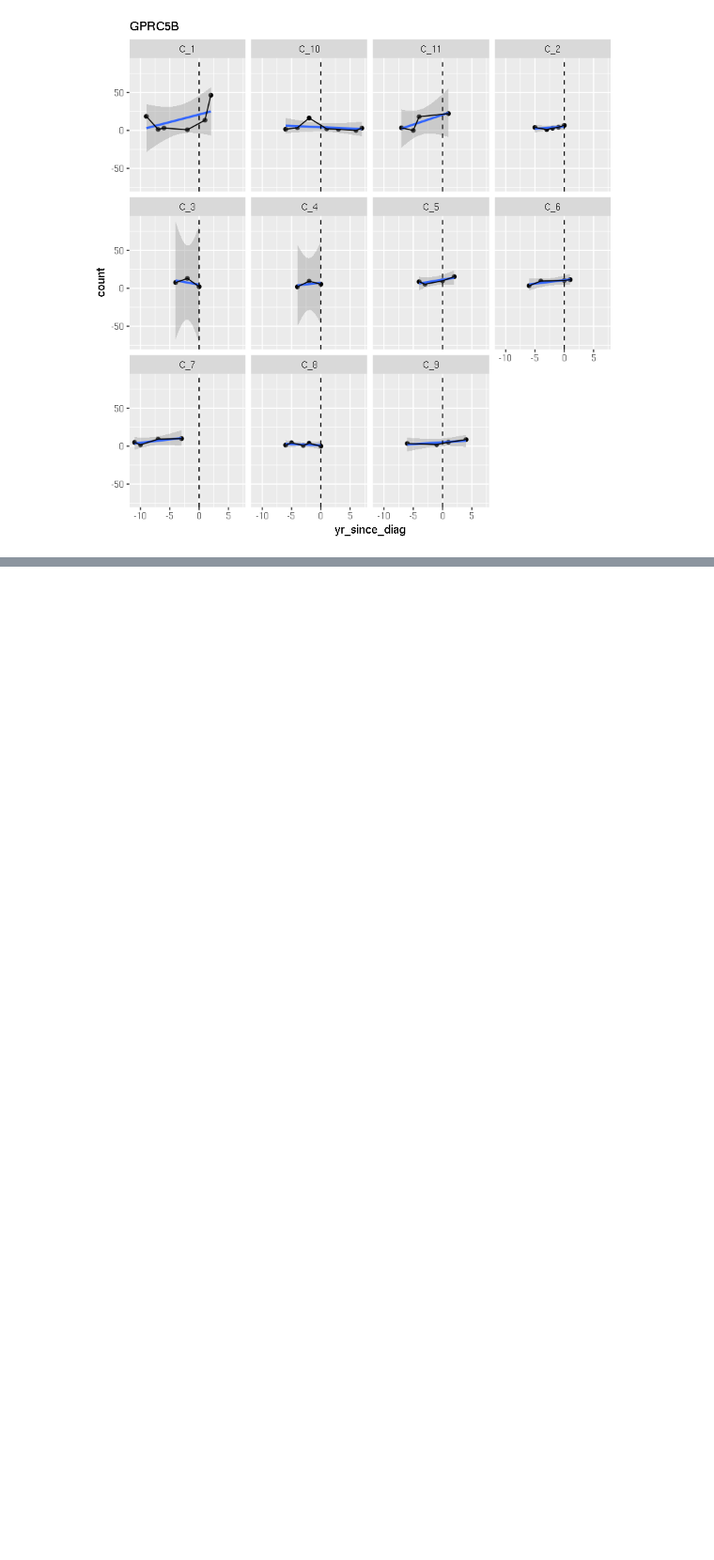
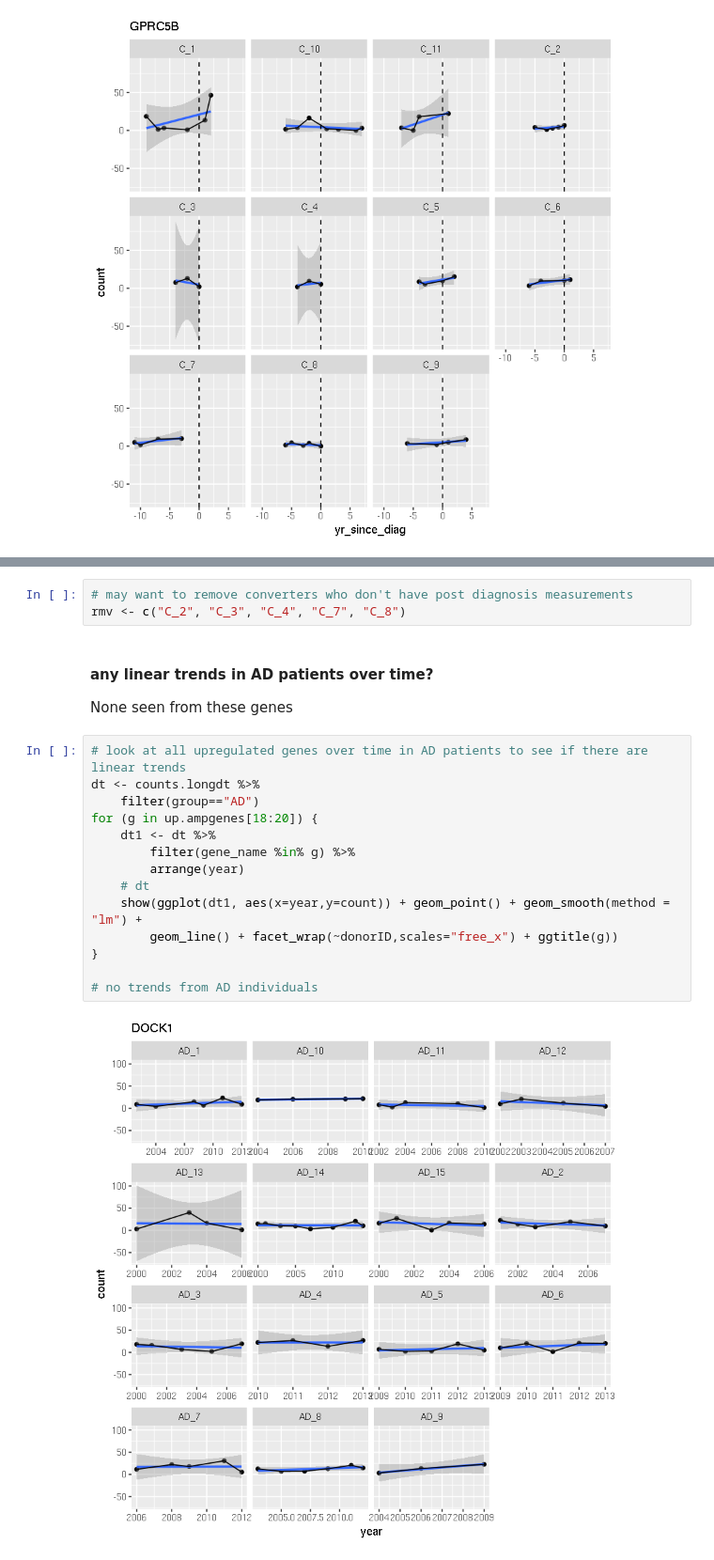
Before and after one commit to nataliedef/cse283_2021, a Jupyter notebook: initial_analysis.ipynb, the cells around one changed output, grey strips where cells are left out. Shown at 94% size. Drawn from its saved outputs; the diff is of its cells as text; blank space fills up the shorter version.

```diff
--- a/initial_analysis.ipynb
+++ b/initial_analysis.ipynb
@@ -497,0 +305,22 @@ column_to_rownames()
+# %%
+# may want to remove converters who don't have post diagnosis measurements
+rmv <- c("C_2", "C_3", "C_4", "C_7", "C_8")
+# %% [markdown]
+#### any linear trends in AD patients over time?
+None seen from these genes
+# %%
+# look at all upregulated genes over time in AD patients to see if there are linear trends
+dt <- counts.longdt %>%
+    filter(group=="AD")
+for (g in up.ampgenes[18:20]) {
+    dt1 <- dt %>%
+        filter(gene_name %in% g) %>%
+        arrange(year)
+    # dt
+    show(ggplot(dt1, aes(x=year,y=count)) + geom_point() + geom_smooth(method =  "lm") +
+        geom_line() + facet_wrap(~donorID,scales="free_x") + ggtitle(g))
+}
+
+# no trends from AD individuals
+# %% [output]
+[figure, added]
```
Also changed, not shown: parts of 12 cells of this notebook.
